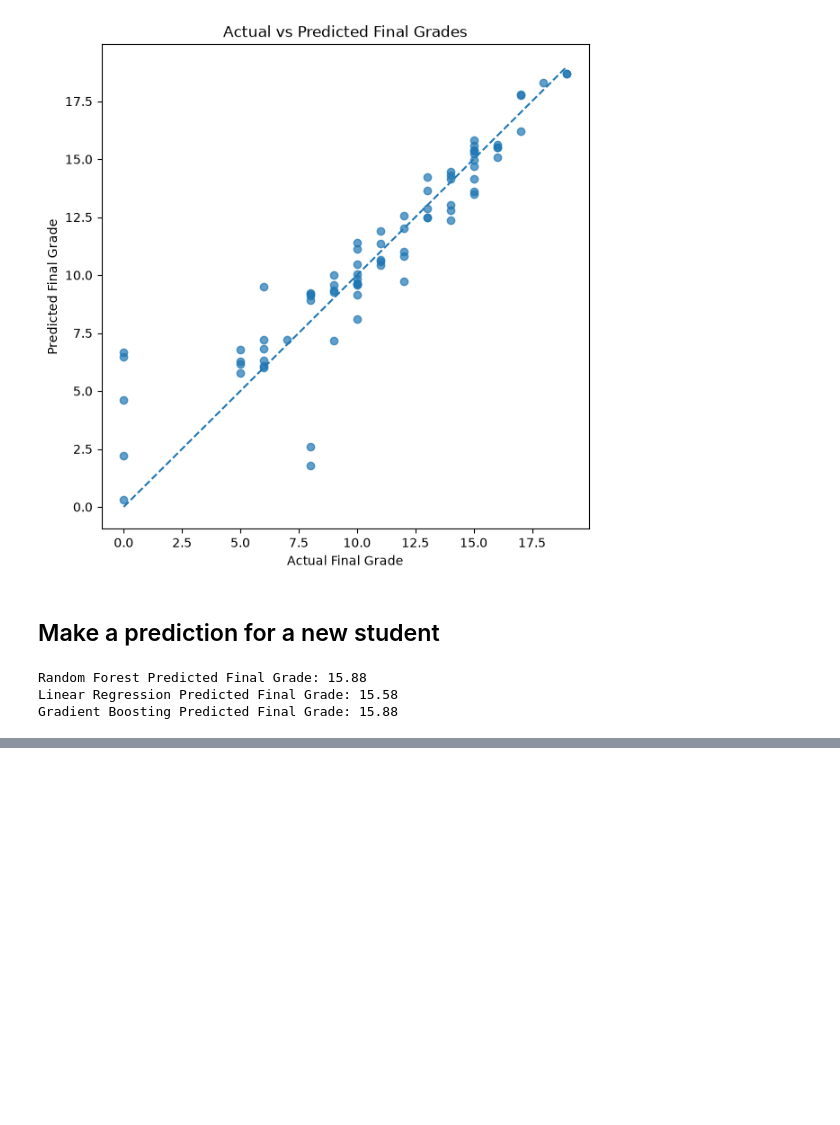
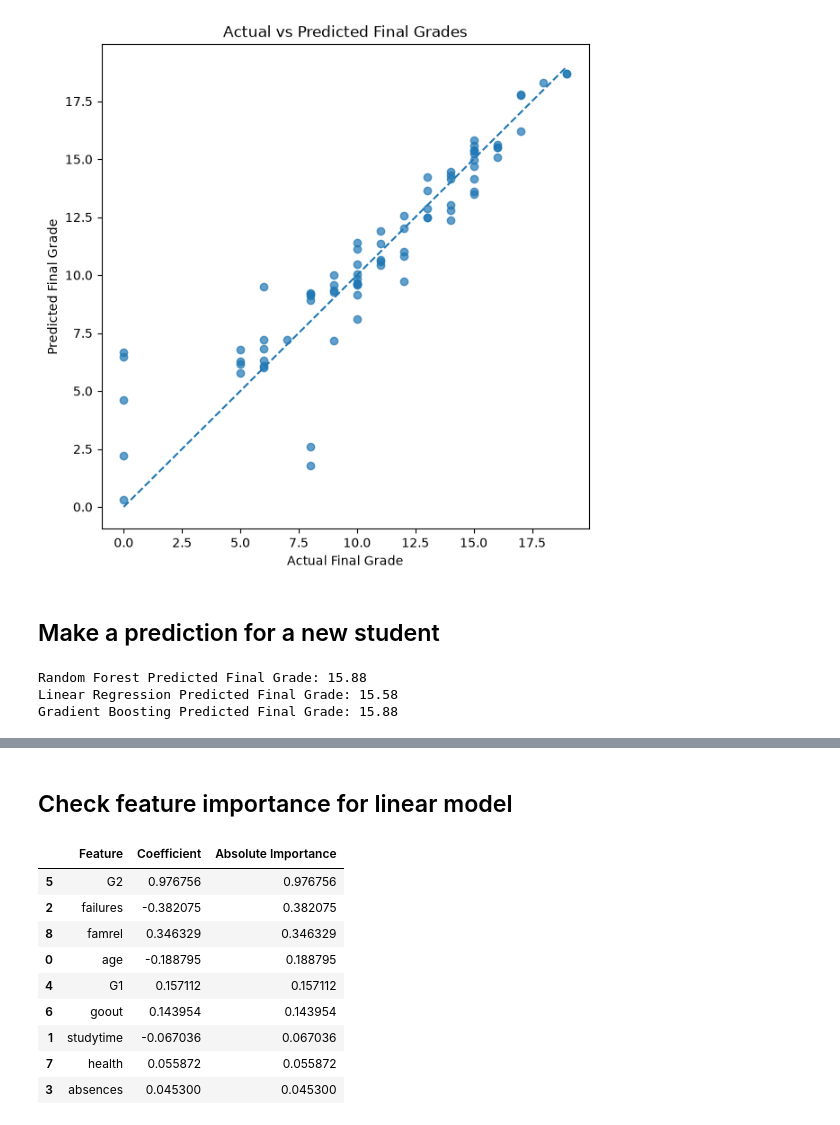
Before and after one commit to Nimindu04/student-performance-prediction, a Jupyter notebook: Student Performance Prediction.ipynb, the cells around one changed output, grey strips where cells are left out. Drawn from its saved outputs; the diff is of its cells as text; code cells hidden in the pictures; blank space fills up the shorter version.

```diff
--- a/Student Performance Prediction.ipynb
+++ b/Student Performance Prediction.ipynb
@@ -357,0 +436,26 @@ Gradient Boosting Predicted Final Grade: 15.88
+# %% [markdown]
+## Check feature importance for linear model
+# %%
+importance_linear = pd.DataFrame({
+    "Feature": features,
+    "Coefficient": linear_model.coef_,
+    "Absolute Importance": np.abs(linear_model.coef_)
+})
+
+importance_linear = importance_linear.sort_values(
+    by="Absolute Importance",
+    ascending=False
+)
+
+importance_linear
+# %% [output]
+|  | Feature | Coefficient | Absolute Importance |
+| 5 | G2 | 0.976756 | 0.976756 |
+| 2 | failures | -0.382075 | 0.382075 |
+| 8 | famrel | 0.346329 | 0.346329 |
+| 0 | age | -0.188795 | 0.188795 |
+| 4 | G1 | 0.157112 | 0.157112 |
+| 6 | goout | 0.143954 | 0.143954 |
+| 1 | studytime | -0.067036 | 0.067036 |
+| 7 | health | 0.055872 | 0.055872 |
+| 3 | absences | 0.045300 | 0.045300 |
```
Also changed, not shown: parts of 7 cells of this notebook.
